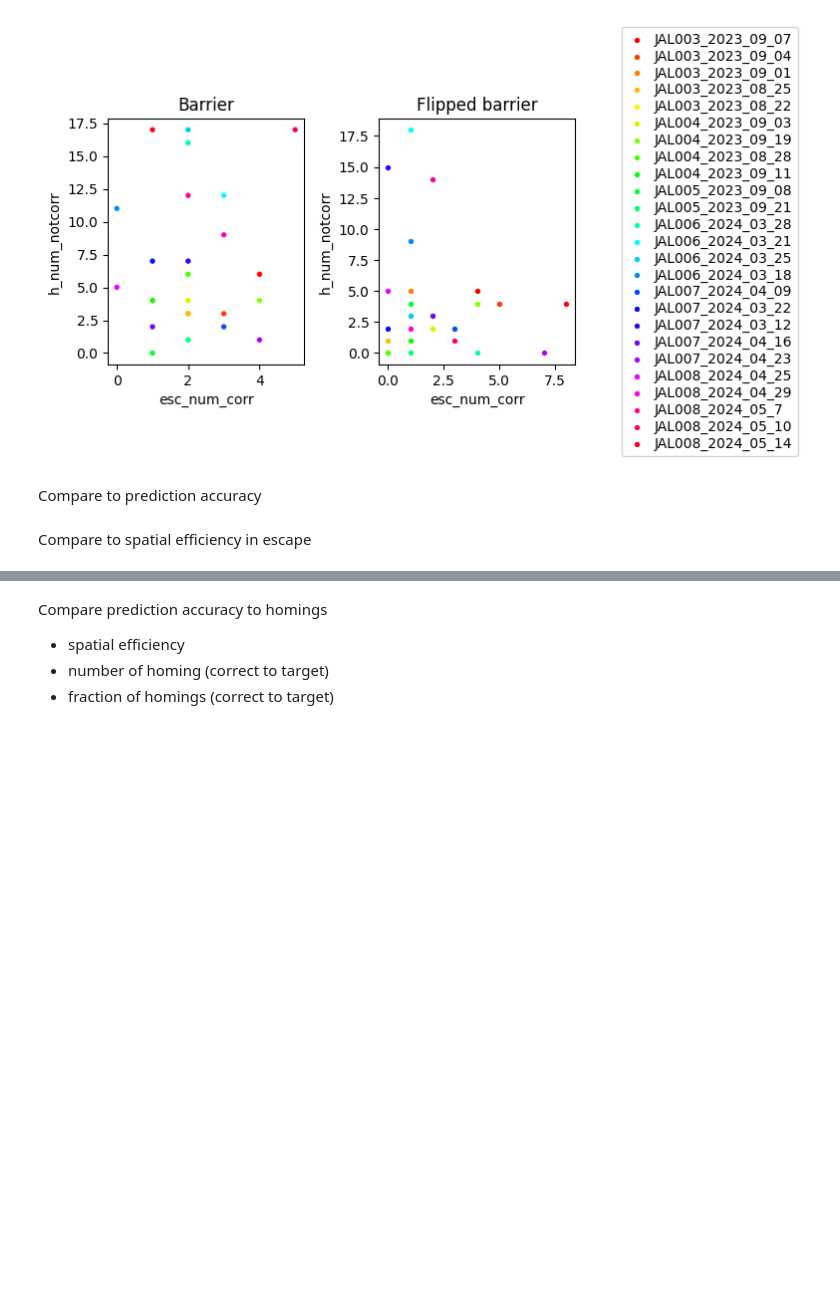
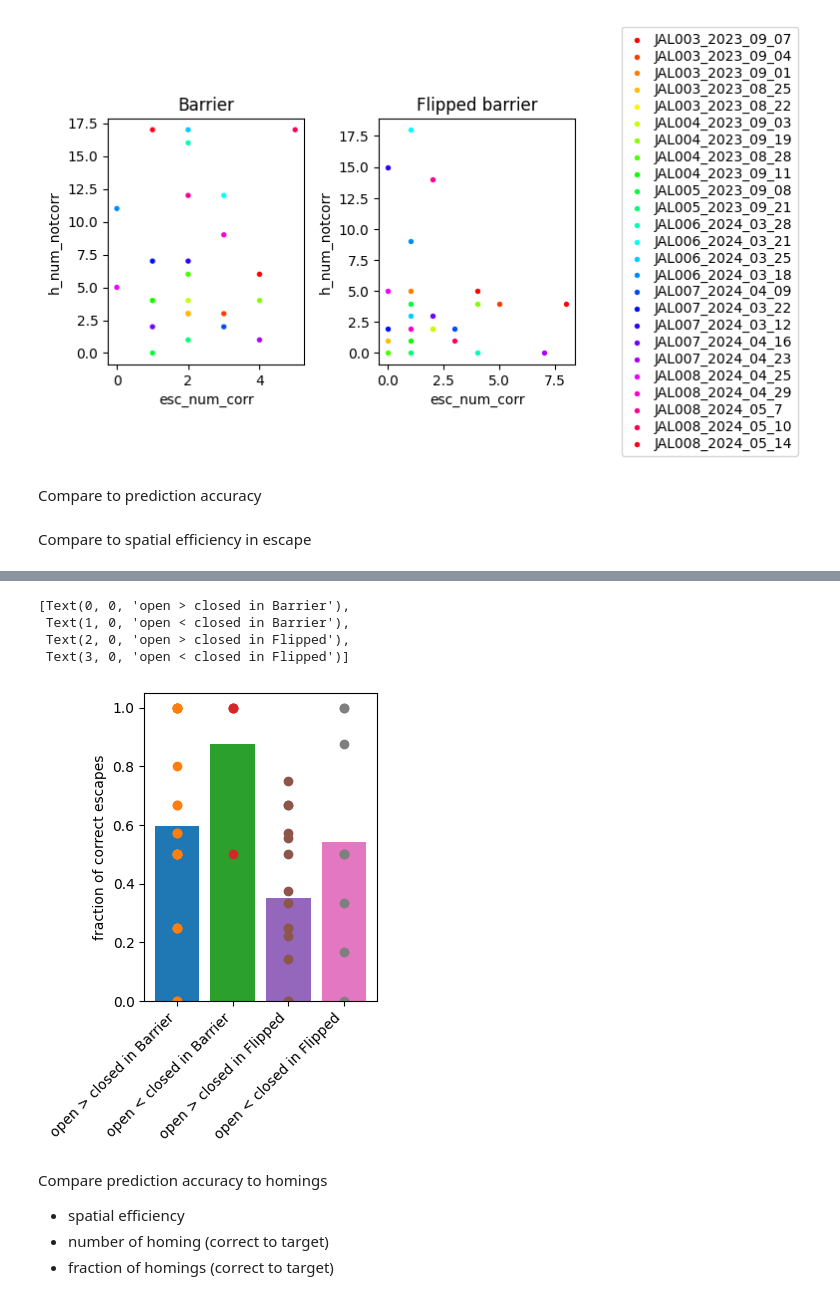
Before and after one commit to BrancoLab/JAL2_subgoal_pipeline, a Jupyter notebook: JR_test_scripts/LDA_behave.ipynb, the cells around one changed output, grey strips where cells are left out. Cells and saved outputs as stored; diff of their text form; code cells hidden in the pictures; blank space fills up the shorter version.

```diff
--- a/JR_test_scripts/LDA_behave.ipynb
+++ b/JR_test_scripts/LDA_behave.ipynb
@@ -286,3 +286,30 @@ plt.tight_layout()
+# %%
+fig, axs = plt.subplots(1,1,figsize = (3,4))
+
+x1 = head['barrier_pre_flip'][:,0]/np.sum(head['barrier_pre_flip'], axis = 1)
+x2 = head['barrier_post_flip'][:,2]/np.sum(head['barrier_post_flip'], axis = 1)
+
+y1 = pa['h_preflipbar_a'][:,1]-pa['h_postflipbar_a'][:,1]
+y2 = pa['h_postflipbar_a'][:,2]-pa['h_preflipbar_a'][:,2]
+
+axs.bar(0,np.nanmean(x1[y1>0]))
+axs.scatter(np.zeros(len(x1[y1>0])),x1[y1>0])
+axs.bar(1,np.nanmean(x1[y1<0]))
+axs.scatter(np.ones(len(x1[y1<0])),x1[y1<0])
+axs.bar(2,np.nanmean(x2[y2>0]))
+axs.scatter(np.ones(len(x2[y2>0]))*2,x2[y2>0])
+axs.bar(3,np.nanmean(x2[y2<0]))
+axs.scatter(np.ones(len(x2[y2<0]))*3,x2[y2<0])
+
+axs.set_ylabel('fraction of correct escapes')
+axs.set_xticks(np.arange(4))
+axs.set_xticklabels(['open > closed in Barrier', 'open < closed in Barrier', 'open > closed in Flipped', 'open < closed in Flipped'], rotation = 45, ha ='right')
+# %% [output]
+[Text(0, 0, 'open > closed in Barrier'),
+ Text(1, 0, 'open < closed in Barrier'),
+ Text(2, 0, 'open > closed in Flipped'),
+ Text(3, 0, 'open < closed in Flipped')]
+[figure, added]
 # %% [markdown]
 Compare prediction accuracy to homings
 - spatial efficiency
```
Also changed, not shown: parts of 2 cells of this notebook, 1 other file.
